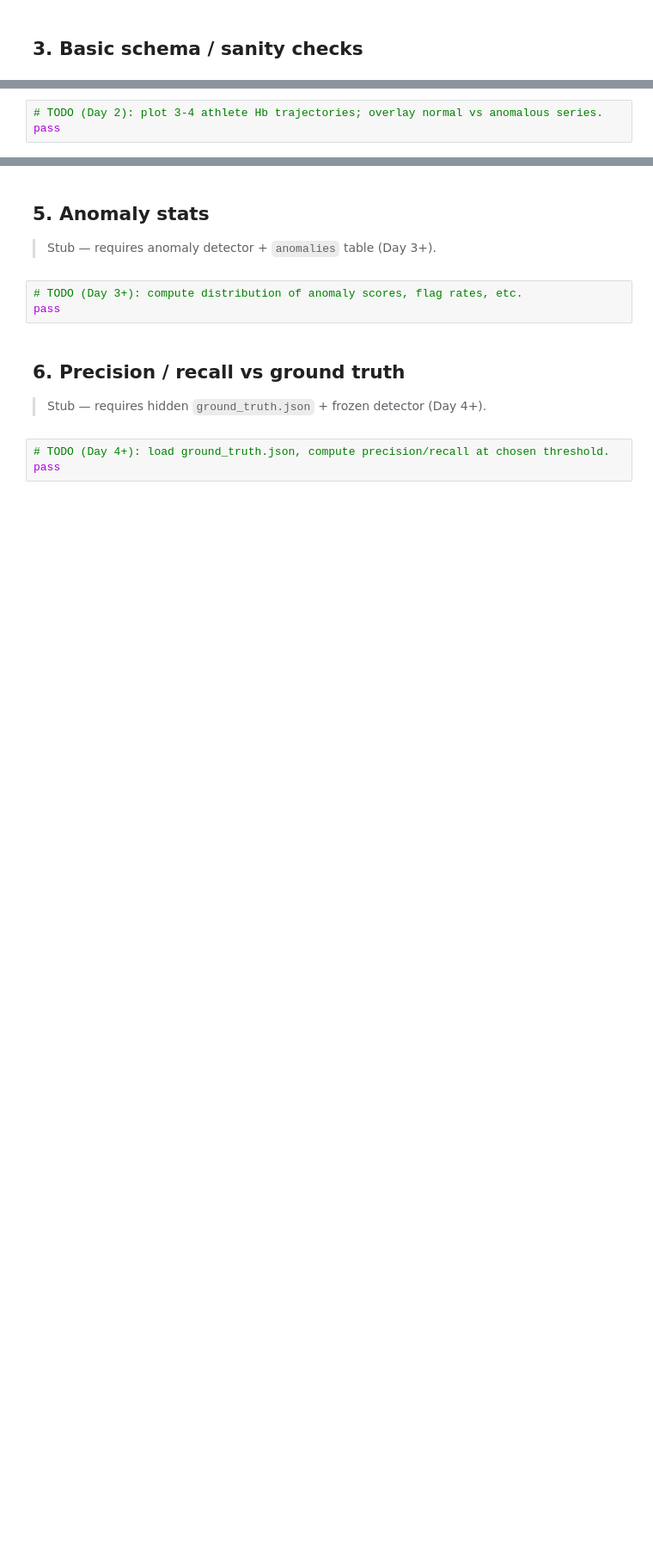
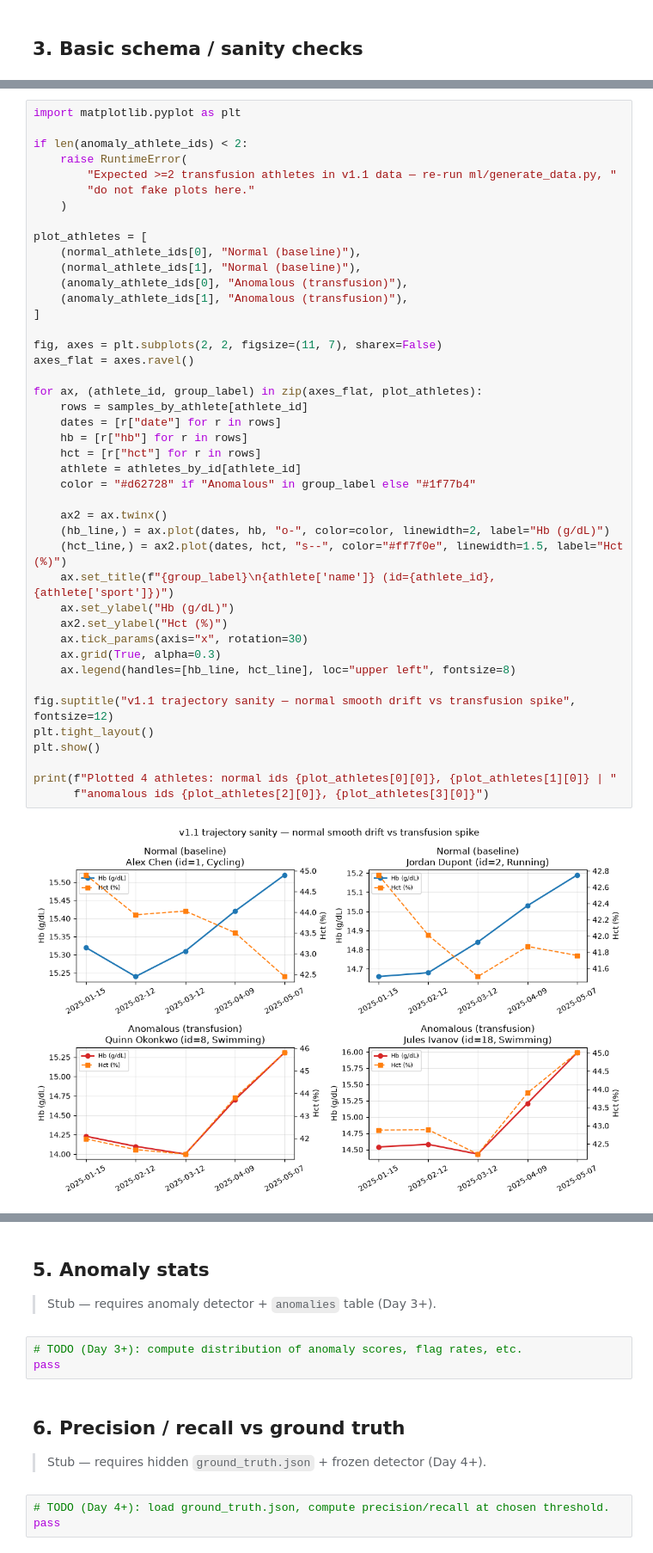
Before and after one commit to Sushruth18/Anti-Doping-System, a Jupyter notebook: ml/evaluation.ipynb, the cells around one changed output, grey strips where cells are left out. Shown at 86% size. Cells and saved outputs as stored; diff of their text form; blank space fills up the shorter version.

Commit message:
Dev2: evaluation.ipynb — v1.1 data loaded, normal-vs-anomalous sanity plots.

```diff
--- a/ml/evaluation.ipynb
+++ b/ml/evaluation.ipynb
@@ -170,3 +214,45 @@ Result:   PASS
 # %%
-# TODO (Day 2): plot 3-4 athlete Hb trajectories; overlay normal vs anomalous series.
-pass
+import matplotlib.pyplot as plt
+
+if len(anomaly_athlete_ids) < 2:
+    raise RuntimeError(
+        "Expected >=2 transfusion athletes in v1.1 data — re-run ml/generate_data.py, "
+        "do not fake plots here."
+    )
+
+plot_athletes = [
+    (normal_athlete_ids[0], "Normal (baseline)"),
+    (normal_athlete_ids[1], "Normal (baseline)"),
+    (anomaly_athlete_ids[0], "Anomalous (transfusion)"),
+    (anomaly_athlete_ids[1], "Anomalous (transfusion)"),
+]
+
+fig, axes = plt.subplots(2, 2, figsize=(11, 7), sharex=False)
+axes_flat = axes.ravel()
+
+for ax, (athlete_id, group_label) in zip(axes_flat, plot_athletes):
+    rows = samples_by_athlete[athlete_id]
+    dates = [r["date"] for r in rows]
+    hb = [r["hb"] for r in rows]
+    hct = [r["hct"] for r in rows]
+    athlete = athletes_by_id[athlete_id]
+    color = "#d62728" if "Anomalous" in group_label else "#1f77b4"
+
+    ax2 = ax.twinx()
+    (hb_line,) = ax.plot(dates, hb, "o-", color=color, linewidth=2, label="Hb (g/dL)")
+    (hct_line,) = ax2.plot(dates, hct, "s--", color="#ff7f0e", linewidth=1.5, label="Hct (%)")
+    ax.set_title(f"{group_label}\n{athlete['name']} (id={athlete_id}, {athlete['sport']})")
+    ax.set_ylabel("Hb (g/dL)")
+    ax2.set_ylabel("Hct (%)")
+    ax.tick_params(axis="x", rotation=30)
+    ax.grid(True, alpha=0.3)
+    ax.legend(handles=[hb_line, hct_line], loc="upper left", fontsize=8)
+
+fig.suptitle("v1.1 trajectory sanity — normal smooth drift vs transfusion spike", fontsize=12)
+plt.tight_layout()
+plt.show()
+
+print(f"Plotted 4 athletes: normal ids {plot_athletes[0][0]}, {plot_athletes[1][0]} | "
+      f"anomalous ids {plot_athletes[2][0]}, {plot_athletes[3][0]}")
+# %% [output]
+[figure, added]
```
Also changed, not shown: parts of 5 cells of this notebook.
